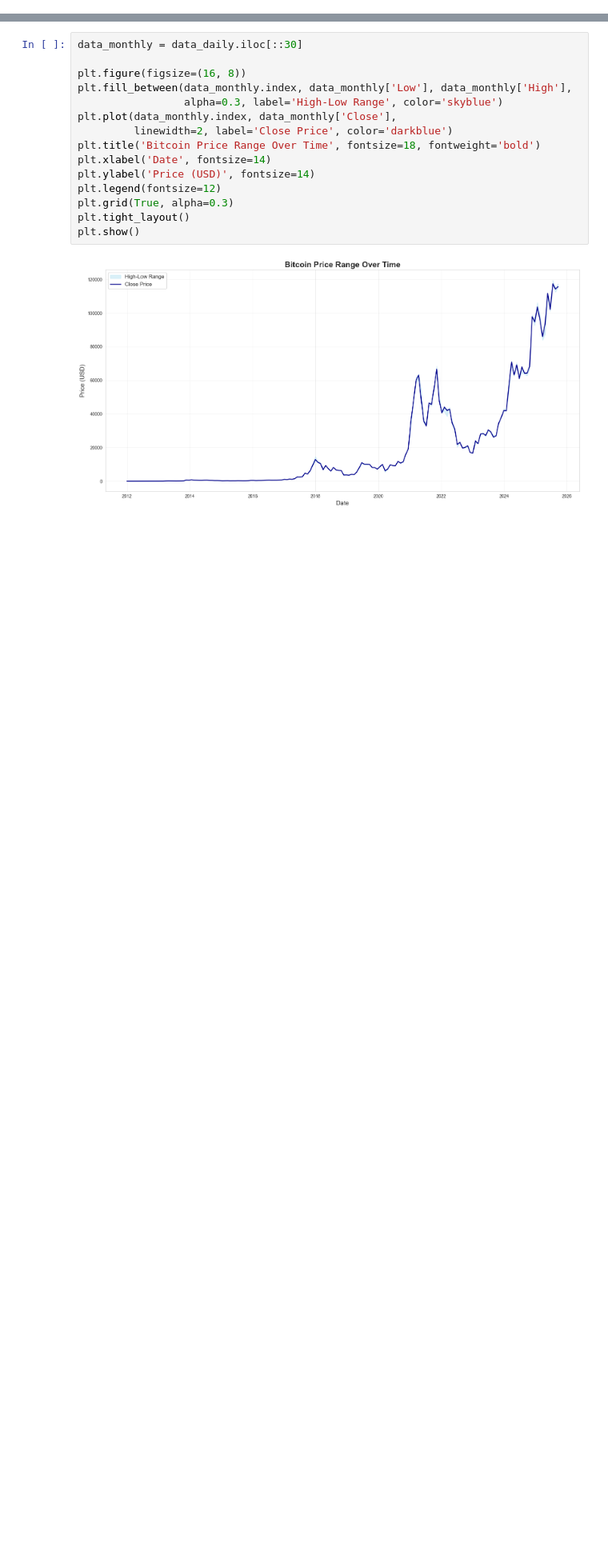
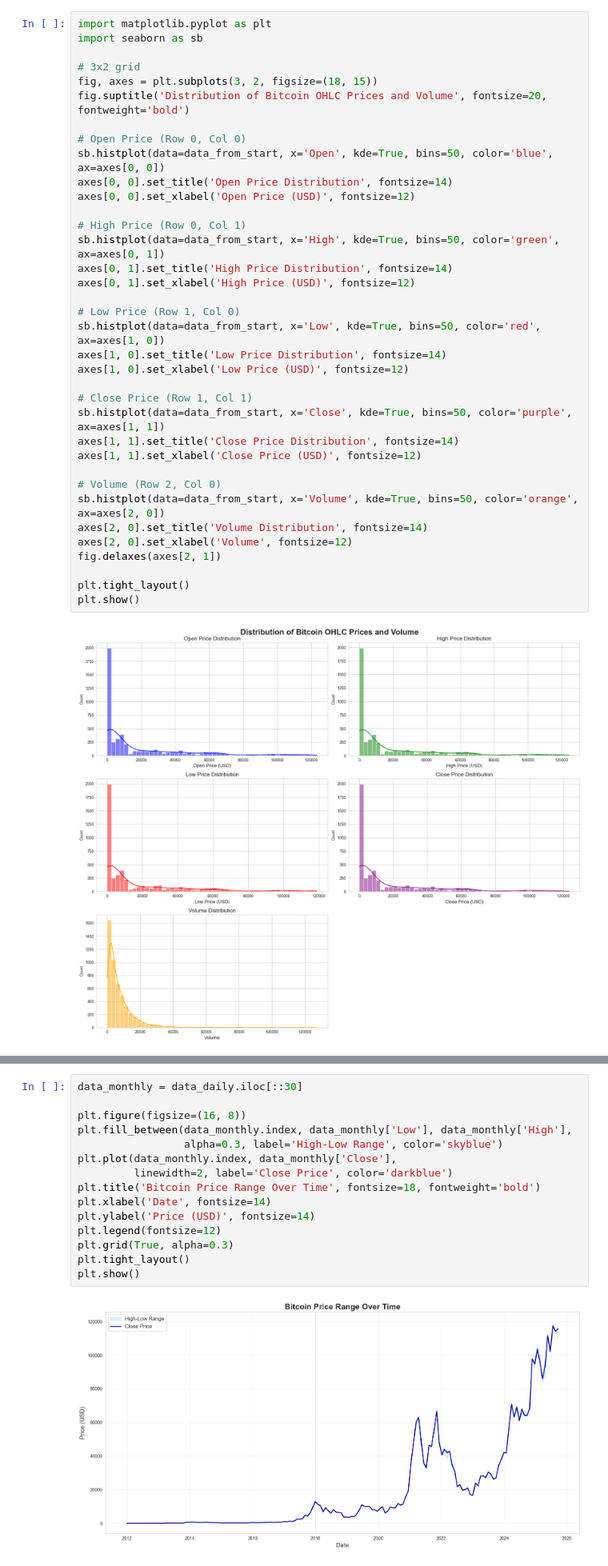
Before and after one commit to SuperaNova/MLC, a Jupyter notebook: notebooks/data_visualization.ipynb, the cells around one changed output, grey strips where cells are left out. Shown: that part at 80% size. Saved outputs shown, nothing was run; the diff lists cells and outputs as text; blank space fills up the shorter version.

```diff
--- a/notebooks/data_visualization.ipynb
+++ b/notebooks/data_visualization.ipynb
@@ -72,0 +62,38 @@ AttributeError: module 'seaborn' has no attribute 'hisplot'
+# %%
+import matplotlib.pyplot as plt
+import seaborn as sb
+
+# 3x2 grid
+fig, axes = plt.subplots(3, 2, figsize=(18, 15))
+fig.suptitle('Distribution of Bitcoin OHLC Prices and Volume', fontsize=20, fontweight='bold')
+
+# Open Price (Row 0, Col 0)
+sb.histplot(data=data_from_start, x='Open', kde=True, bins=50, color='blue', ax=axes[0, 0])
+axes[0, 0].set_title('Open Price Distribution', fontsize=14)
+axes[0, 0].set_xlabel('Open Price (USD)', fontsize=12)
+
+# High Price (Row 0, Col 1)
+sb.histplot(data=data_from_start, x='High', kde=True, bins=50, color='green', ax=axes[0, 1])
+axes[0, 1].set_title('High Price Distribution', fontsize=14)
+axes[0, 1].set_xlabel('High Price (USD)', fontsize=12)
+
+# Low Price (Row 1, Col 0)
+sb.histplot(data=data_from_start, x='Low', kde=True, bins=50, color='red', ax=axes[1, 0])
+axes[1, 0].set_title('Low Price Distribution', fontsize=14)
+axes[1, 0].set_xlabel('Low Price (USD)', fontsize=12)
+
+# Close Price (Row 1, Col 1)
+sb.histplot(data=data_from_start, x='Close', kde=True, bins=50, color='purple', ax=axes[1, 1])
+axes[1, 1].set_title('Close Price Distribution', fontsize=14)
+axes[1, 1].set_xlabel('Close Price (USD)', fontsize=12)
+
+# Volume (Row 2, Col 0)
+sb.histplot(data=data_from_start, x='Volume', kde=True, bins=50, color='orange', ax=axes[2, 0])
+axes[2, 0].set_title('Volume Distribution', fontsize=14)
+axes[2, 0].set_xlabel('Volume', fontsize=12)
+fig.delaxes(axes[2, 1])
+
+plt.tight_layout()
+plt.show()
+# %% [output]
+[figure, added]
```
Also changed, not shown: parts of 8 cells of this notebook.
